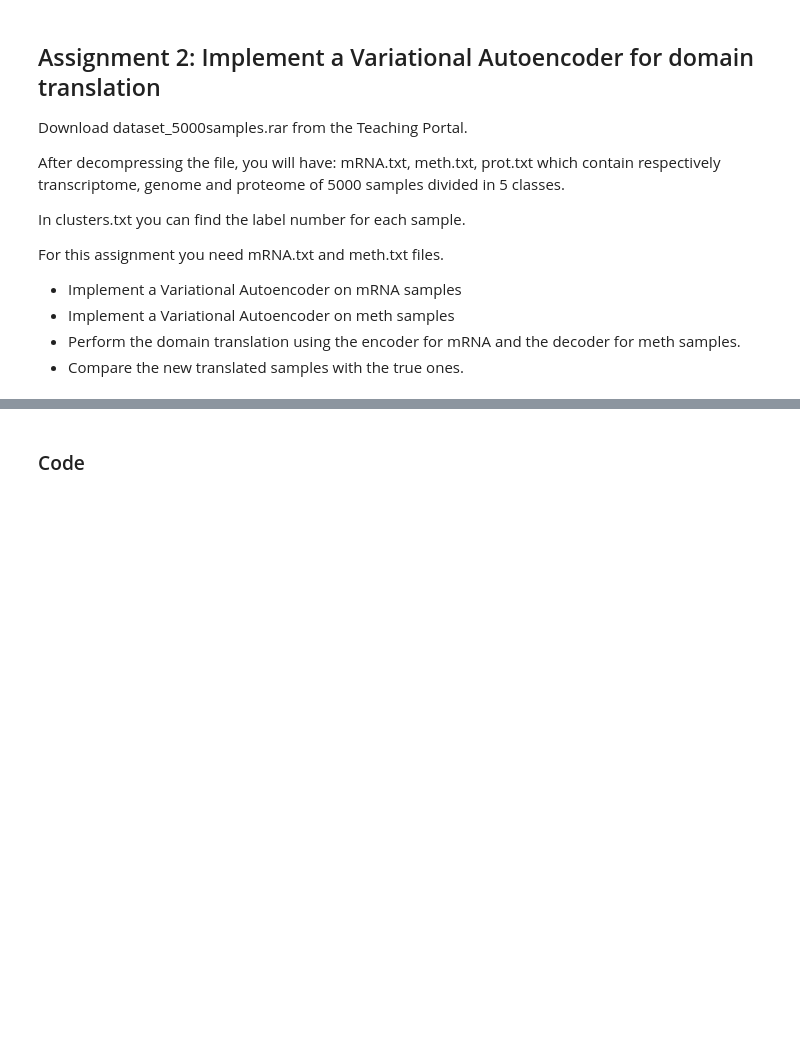
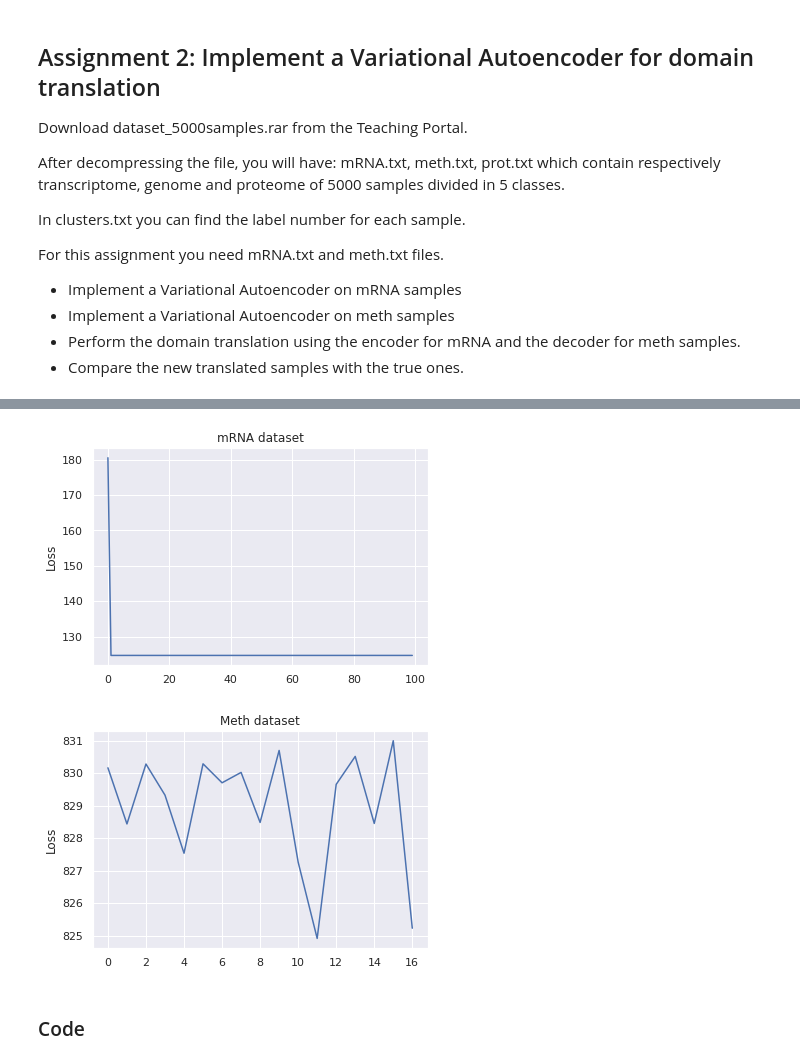
Before and after one commit to cpeluso/Bioinformatics-LAB10, a Jupyter notebook: LAB10.ipynb, the cells around one changed output, grey strips where cells are left out. Drawn from its saved outputs; the diff is of its cells as text; code cells hidden in the pictures; blank space fills up the shorter version.

```diff
--- a/LAB10.ipynb
+++ b/LAB10.ipynb
@@ -561,0 +606,2 @@ None
+# %%
+dataset_losses = train_tvae(epochs = 100)
@@ -562,3 +626,8 @@ None
+# %%
+visualize_tvae_losses(dataset_losses)
+# %% [output]
+[figure, added]
+[figure, added]
 # %% [markdown]
 ### Code
 # %%
```
Also changed, not shown: parts of 9 cells of this notebook.
